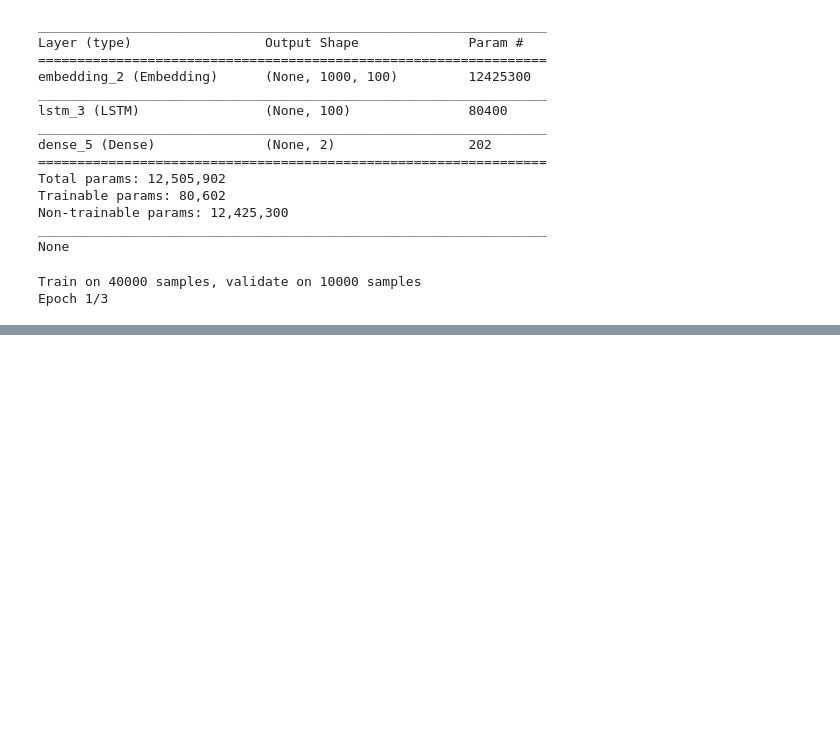
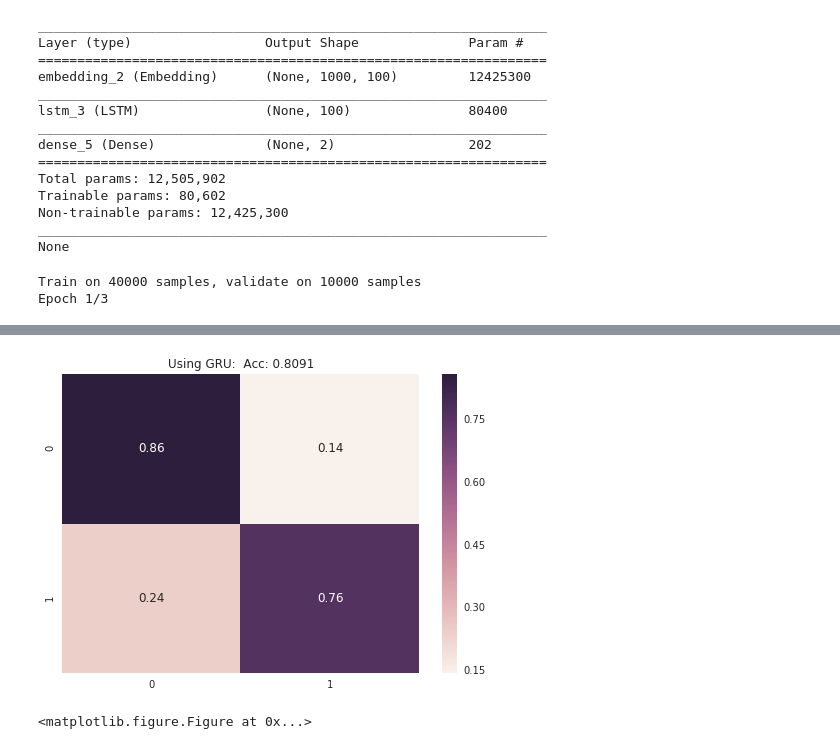
Before and after one commit to egabrielsen/MachineLearning, a Jupyter notebook: Lab09/Lab9-Danh.ipynb, the cells around one changed output, grey strips where cells are left out. Drawn from its saved outputs; the diff is of its cells as text; code cells hidden in the pictures; blank space fills up the shorter version.

```diff
--- a/Lab09/Lab9-Danh.ipynb
+++ b/Lab09/Lab9-Danh.ipynb
@@ -263,0 +257,12 @@ plt.show()
+# %%
+yhat = np.argmax(gru.predict(X_test), axis=1)
+cm = mt.confusion_matrix(y_test,yhat)
+cm = cm/np.sum(cm,axis=1)[:,np.newaxis]
+acc = mt.accuracy_score(y_test,yhat)
+plt.title("Using GRU: "+' Acc: {:.4f}'.format(acc))
+sns.heatmap(cm, annot=True, fmt='.2f')
+plt.figure(figsize=(15,5))
+plt.show()
+# %% [output]
+[figure, added]
+<matplotlib.figure.Figure at 0x...>
```
Also changed, not shown: parts of 16 cells of this notebook.
